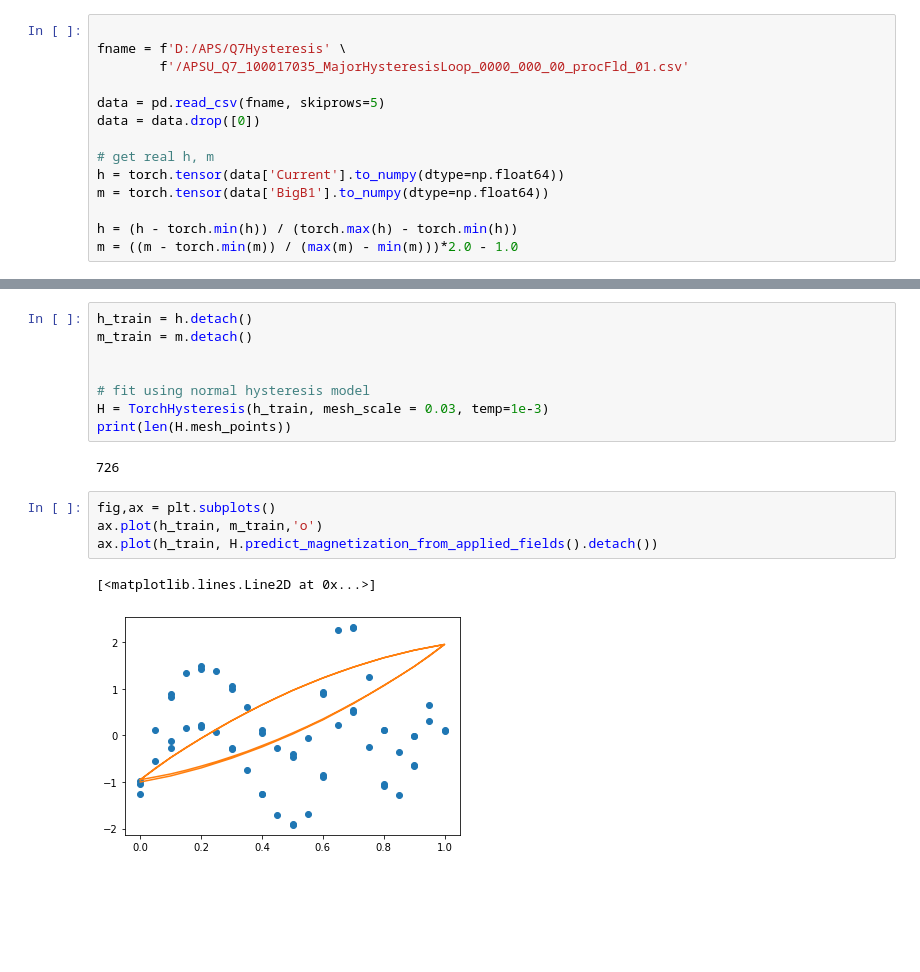
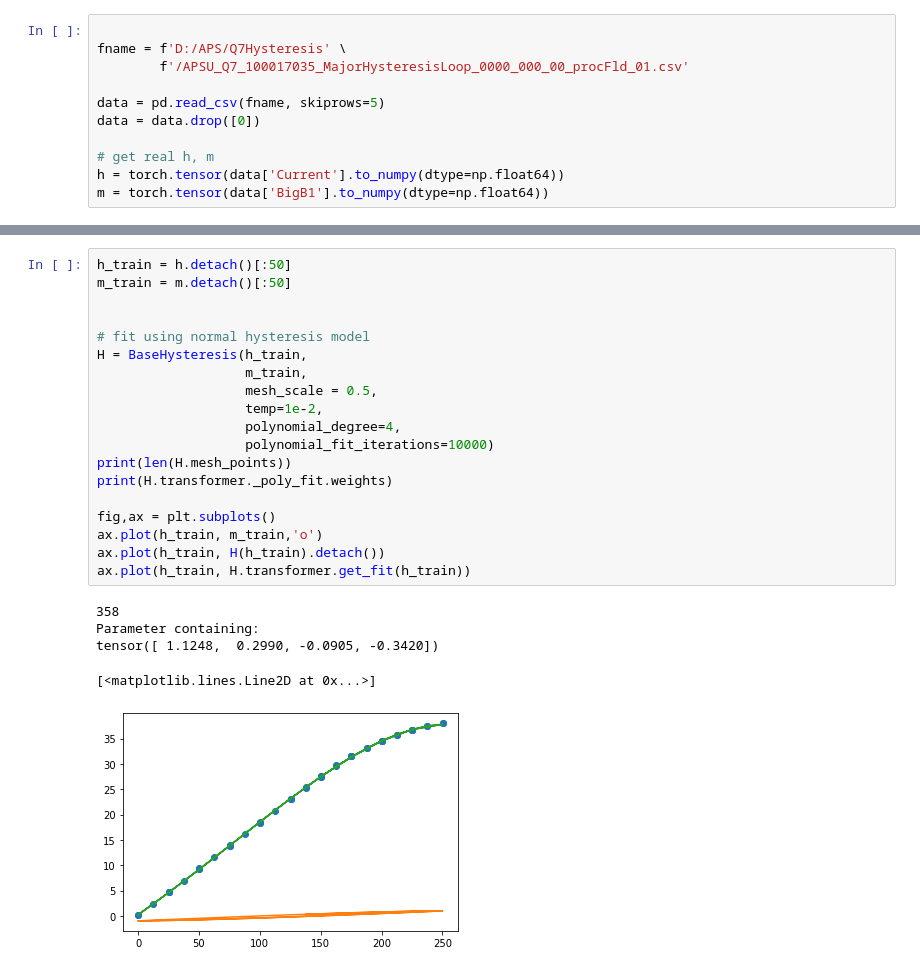
Before and after one commit to roussel-ryan/diff_hysteresis, a Jupyter notebook: fitting/aps/apsu_q7.ipynb, the cells around one changed output, grey strips where cells are left out. Saved outputs shown, nothing was run; the diff lists cells and outputs as text; blank space fills up the shorter version.

```diff
--- a/fitting/aps/apsu_q7.ipynb
+++ b/fitting/aps/apsu_q7.ipynb
@@ -18,6 +18,3 @@ data = data.drop([0])
 # get real h, m
 h = torch.tensor(data['Current'].to_numpy(dtype=np.float64))
 m = torch.tensor(data['BigB1'].to_numpy(dtype=np.float64))
-
-h = (h - torch.min(h)) / (torch.max(h) - torch.min(h))
-m = ((m - torch.min(m)) / (max(m) - min(m)))*2.0 - 1.0
@@ -48,19 +21,27 @@ ax.plot(h, m.detach())
 # %%
-h_train = h.detach()
-m_train = m.detach()
+h_train = h.detach()[:50]
+m_train = m.detach()[:50]
 
 
 # fit using normal hysteresis model
-H = TorchHysteresis(h_train, mesh_scale = 0.03, temp=1e-3)
+H = BaseHysteresis(h_train,
+                   m_train,
+                   mesh_scale = 0.5,
+                   temp=1e-2,
+                   polynomial_degree=4,
+                   polynomial_fit_iterations=10000)
 print(len(H.mesh_points))
+print(H.transformer._poly_fit.weights)
+
+fig,ax = plt.subplots()
+ax.plot(h_train, m_train,'o')
+ax.plot(h_train, H(h_train).detach())
+ax.plot(h_train, H.transformer.get_fit(h_train))
 # %% [output]
-726
+358
+Parameter containing:
+tensor([ 1.1248,  0.2990, -0.0905, -0.3420])
+[<matplotlib.lines.Line2D at 0x...>]
+[figure, added]
-# %%
-fig,ax = plt.subplots()
-ax.plot(h_train, m_train,'o')
-ax.plot(h_train, H.predict_magnetization_from_applied_fields().detach())
-# %% [output]
-[<matplotlib.lines.Line2D at 0x...>]
-[figure, removed]
 # %%
 # train on data
```
Also changed, not shown: parts of 9 cells of this notebook, 6 other files.
